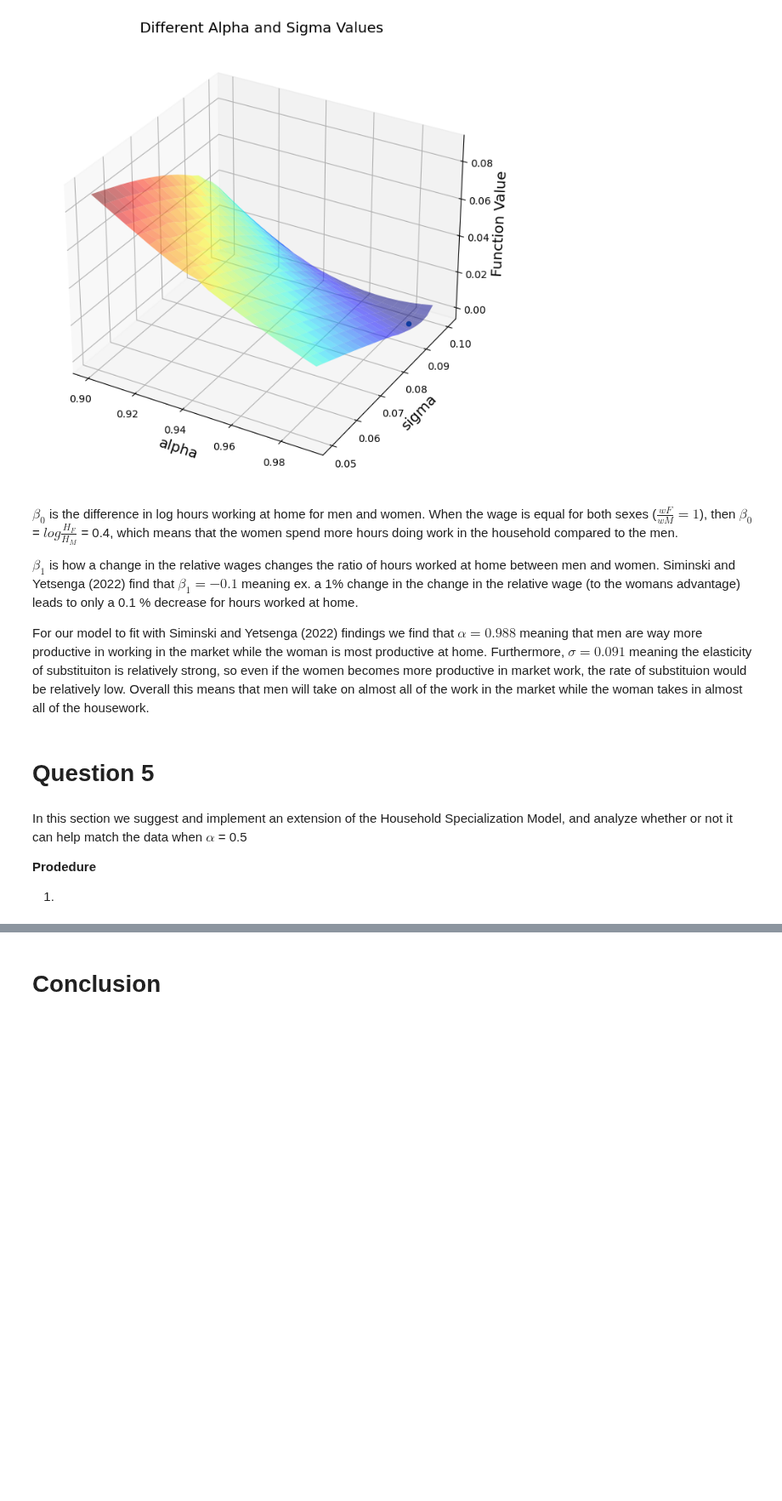
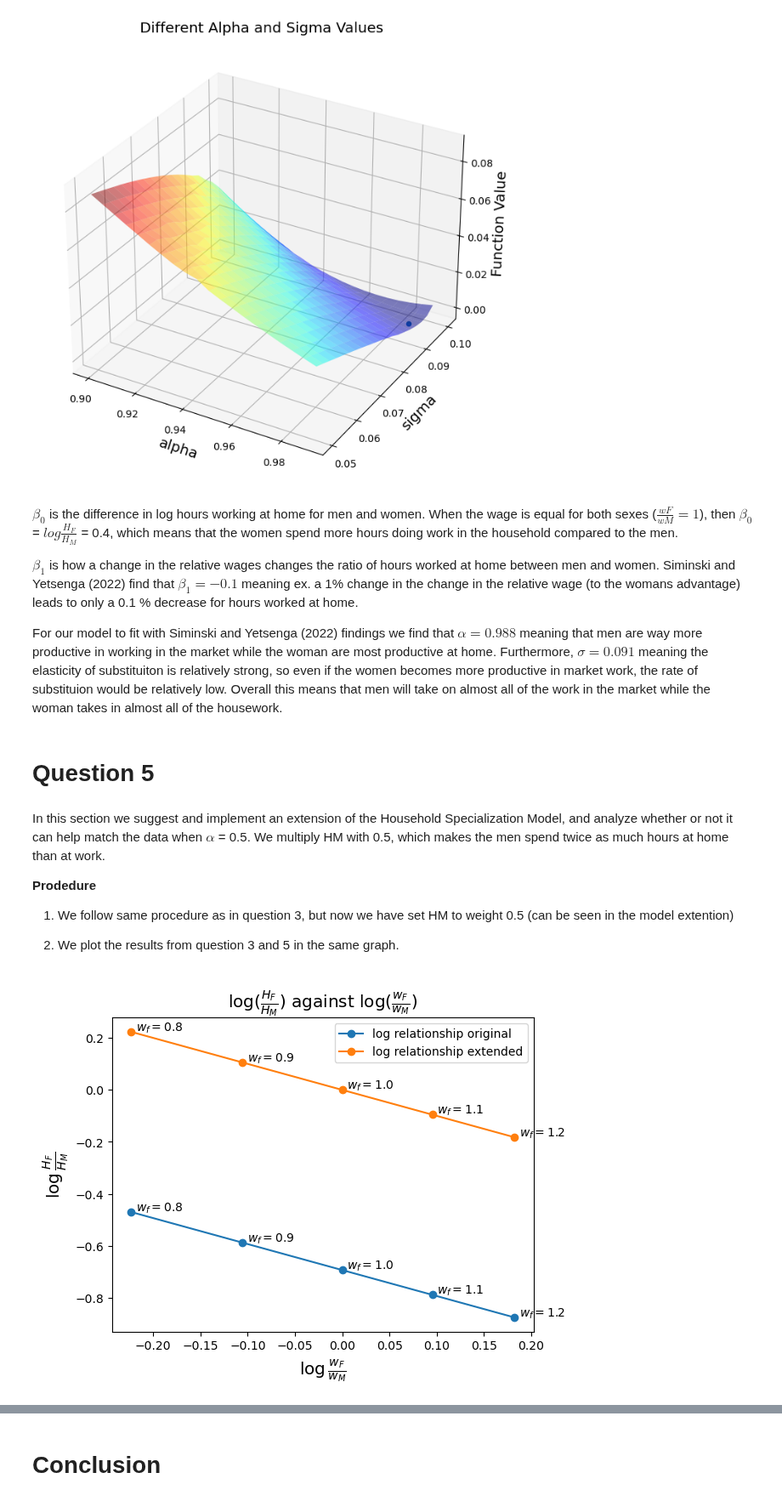
Before and after one commit to NumEconCopenhagen/projects-2023-iim, a Jupyter notebook: inauguralproject/inauguralproject.ipynb, the cells around one changed output, grey strips where cells are left out. Shown at 85% size. Saved outputs shown, nothing was run; the diff lists cells and outputs as text; code cells hidden in the pictures; blank space fills up the shorter version.

```diff
--- a/inauguralproject/inauguralproject.ipynb
+++ b/inauguralproject/inauguralproject.ipynb
@@ -308,13 +322,58 @@ $\beta_0$ is the difference in log hours working at home for men and women. When
 
 $\beta_1$ is how a change in the relative wages changes the ratio of hours worked at home between men and women. Siminski and Yetsenga (2022) find that $\beta_1 = -0.1$ meaning ex. a 1% change in the change in the relative wage (to the womans advantage) leads to only a 0.1 % decrease for hours worked at home.
 
-For our model to fit with Siminski and Yetsenga (2022) findings we find that $\alpha = 0.988$ meaning that men are way more productive in working in the market while the woman is most productive at home. Furthermore, $\sigma = 0.091$ meaning the elasticity of substituiton is relatively strong, so even if the women becomes more productive in market work, the rate of substituion would be relatively low.
+For our model to fit with Siminski and Yetsenga (2022) findings we find that $\alpha = 0.988$ meaning that men are way more productive in working in the market while the woman are most productive at home. Furthermore, $\sigma = 0.091$ meaning the elasticity of substituiton is relatively strong, so even if the women becomes more productive in market work, the rate of substituion would be relatively low.
 Overall this means that men will take on almost all of the work in the market while the woman takes in almost all of the housework.
 # %% [markdown]
 # Question 5
 # %% [markdown]
-In this section we suggest and implement an extension of the Household Specialization Model, and analyze whether or not it can help match the data when $\alpha$ = 0.5
+In this section we suggest and implement an extension of the Household Specialization Model, and analyze whether or not it can help match the data when $\alpha$ = 0.5. We multiply HM with 0.5, which makes the men spend twice as much hours at home than at work.
 
 <strong>Prodedure </strong>
 
-1.
+1. We follow same procedure as in question 3, but now we have set HM to weight 0.5 (can be seen in the model extention)
+
+2. We plot the results from question 3 and 5 in the same graph.
+# %%
+# # Sets the value of the parameters
+model.par.alpha = 0.5
+model.par.sigma = 1
+
+# Create an empty list
+lnHFHM_Q5 = []
+
+# Iterate over 5 parameter values
+for i in range(5):
+    # Sets the value of the parameters
+    model.par.alpha = 0.5
+    model.par.sigma = 1
+    model.par.wF = model.par.wF_vec[i]
+
+    # Solve the model continuously and get the lnHFHM value
+    opt = model.extension()
+    lnHFHM = opt.lnHFHM
+    lnHFHM_Q5.append(lnHFHM)
+
+# Plot log H_F/H_M against log w_F/w_M for different w_F values
+fig = plt.figure()
+ax = fig.add_subplot(1, 1, 1)
+ax.plot(model.par.lnwFwH_vec, lnHFHM_Q5, label='log relationship original', marker="o")
+ax.plot(model.par.lnwFwH_vec, lnHFHM_Q3, label='log relationship extended', marker="o")
+
+# Create labels in the plot
+ax.set_title(r'$\log(\frac{H_F}{H_M})$ against $\log(\frac{w_F}{w_M})$', size='x-large')
+ax.set_xlabel(rf'$\log \frac{{w_F}}{{w_M}}$', size='x-large')
+ax.set_ylabel(rf'$\log \frac{{H_F}}{{H_M}}$', size='x-large')
+ax.legend(loc='upper right')
+
+# Add labels to the points in the plot for lnHFHM_Q3
+for x, y in zip(model.par.lnwFwH_vec, lnHFHM_Q3):
+    ax.annotate(r'$w_f=${:.1f}'.format(np.exp(x)), xy=(x + 0.005, y + 0.005))
+
+# Add labels to the points in the plot for lnHFHM_Q5
+for x, y in zip(model.par.lnwFwH_vec, lnHFHM_Q5):
+    ax.annotate(r'$w_f=${:.1f}'.format(np.exp(x)), xy=(x + 0.005, y + 0.005))
+
+plt.show()
+# %% [output]
+[figure, added]
```
Also changed, not shown: parts of 5 cells of this notebook, 1 other file.
